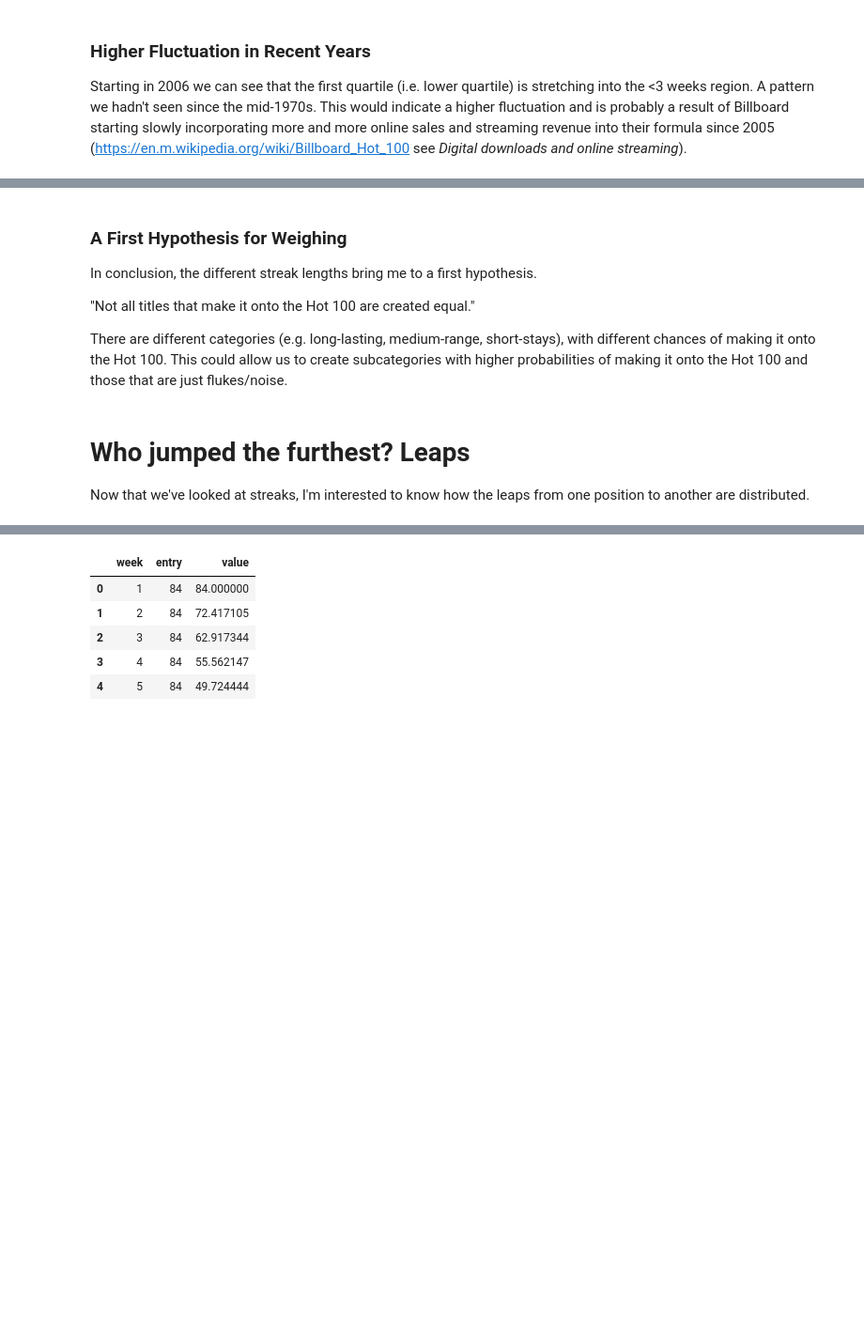
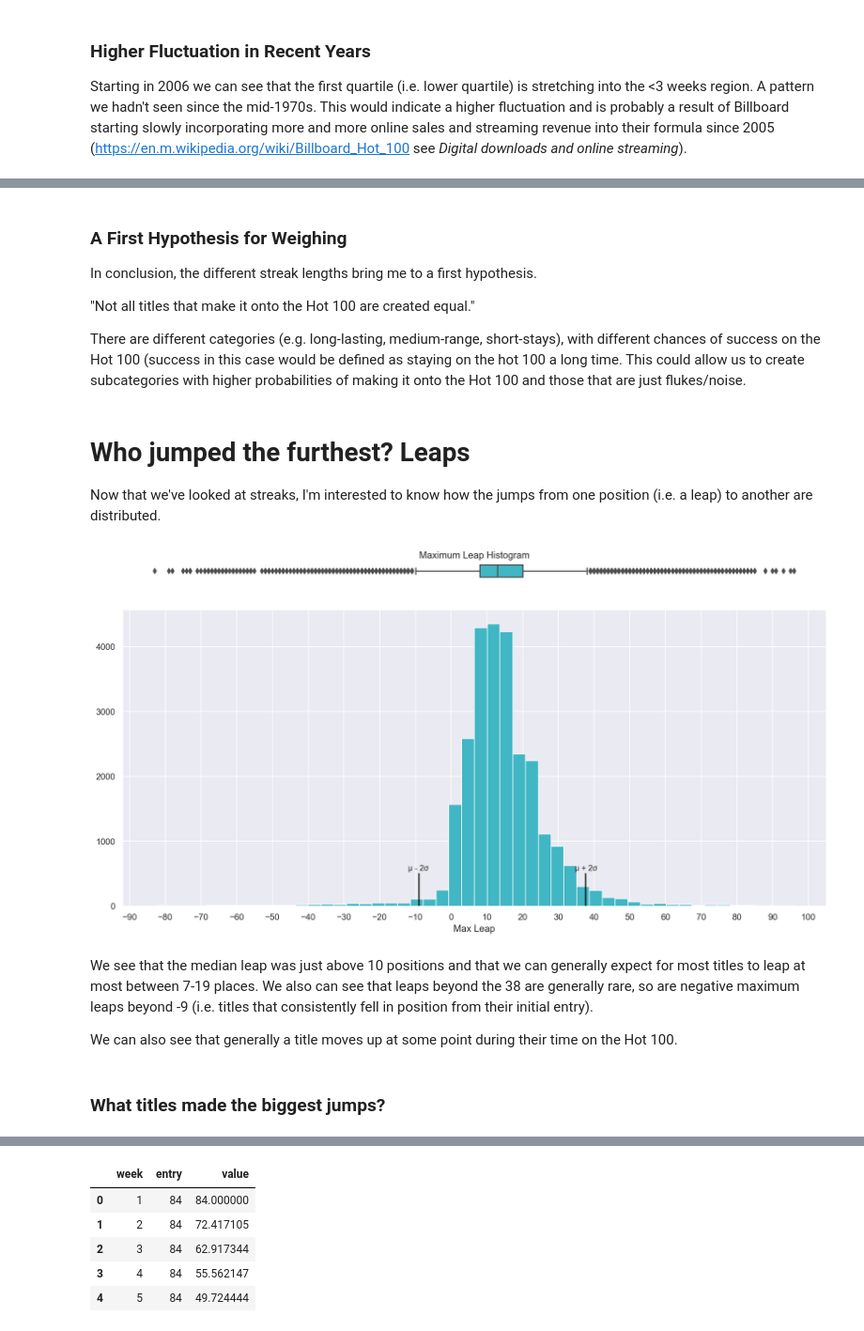
Before and after one commit to Germoe/hit-predictor, a Jupyter notebook: notebooks/_Step 2 - Data Storytelling.ipynb, the cells around one changed output, grey strips where cells are left out. Shown at 94% size. Drawn from its saved outputs; the diff is of its cells as text; code cells hidden in the pictures; blank space fills up the shorter version.

```diff
--- a/notebooks/_Step 2 - Data Storytelling.ipynb
+++ b/notebooks/_Step 2 - Data Storytelling.ipynb
@@ -235,8 +247,8 @@ In conclusion, the different streak lengths bring me to a first hypothesis.
 
 "Not all titles that make it onto the Hot 100 are created equal."
 
-There are different categories (e.g. long-lasting, medium-range, short-stays), with different chances of making it onto the Hot 100. This could allow us to create subcategories with higher probabilities of making it onto the Hot 100 and those that are just flukes/noise.
+There are different categories (e.g. long-lasting, medium-range, short-stays), with different chances of success on the Hot 100 (success in this case would be defined as staying on the hot 100 a long time. This could allow us to create subcategories with higher probabilities of making it onto the Hot 100 and those that are just flukes/noise.
 # %% [markdown]
 # Who jumped the furthest? Leaps
 
-Now that we've looked at streaks, I'm interested to know how the leaps from one position to another are distributed.
+Now that we've looked at streaks, I'm interested to know how the jumps from one position (i.e. a leap) to another are distributed.
@@ -242,0 +258,29 @@ Now that we've looked at streaks, I'm interested to know how the leaps from one
+# %%
+x = hot100_uniq['max_leap'].dropna()
+fig, (ax_box, ax_hist) = plt.subplots(2, sharex=True, gridspec_kw={"height_ratios": (.05, .95)}, figsize=(16,8))
+
+_ = sns.boxplot(x, ax=ax_box,saturation=1)
+_ = ax_box.grid(False)
+_ = ax_box.set_facecolor('white')
+_ = ax_box.set(yticks=[])
+_ = ax_box.set_xlabel(None)
+_ = ax_box.set_title('Maximum Leap Histogram')
+
+_ = ax_hist.hist(x,bins=50)
+_ = ax_hist.set_xlabel('Max Leap')
+_ = ax_hist.set_xticks(np.arange(-100,100+10,10))
+
+plus_two_std = x.mean() + x.std()*1.96
+minus_two_std = x.mean() - x.std()*1.96
+_ = ax_hist.plot([plus_two_std,plus_two_std],[0,500],c='black')
+_ = ax_hist.annotate(s='μ + 2σ',xy=[plus_two_std,500],xytext=[plus_two_std - 3,550])
+_ = ax_hist.plot([minus_two_std,minus_two_std],[0,500],c='black')
+_ = ax_hist.annotate(s='μ - 2σ',xy=[minus_two_std,500],xytext=[minus_two_std - 3,550])
+# %% [output]
+[figure, added]
+# %% [markdown]
+We see that the median leap was just above 10 positions and that we can generally expect for most titles to leap at most between 7-19 places. We also can see that leaps beyond the 38 are generally rare, so are negative maximum leaps beyond -9 (i.e. titles that consistently fell in position from their initial entry).
+
+We can also see that generally a title moves up at some point during their time on the Hot 100.
+# %% [markdown]
+### What titles made the biggest jumps?
```
Also changed, not shown: parts of 31 cells of this notebook.
